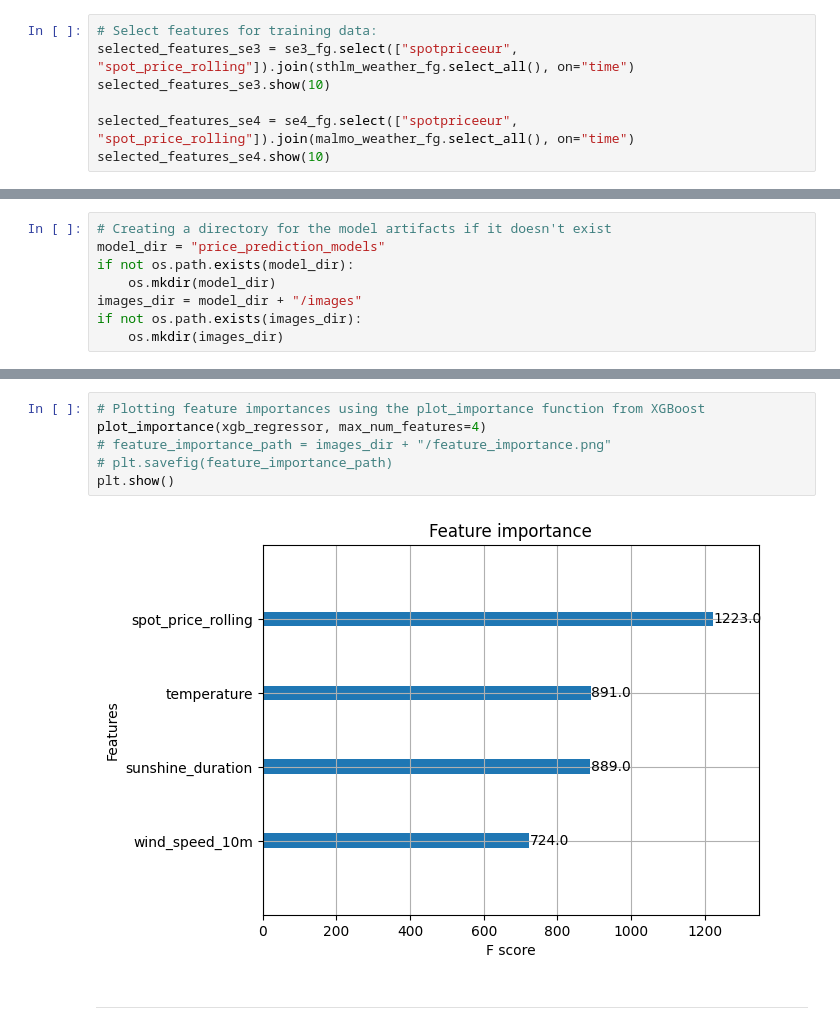
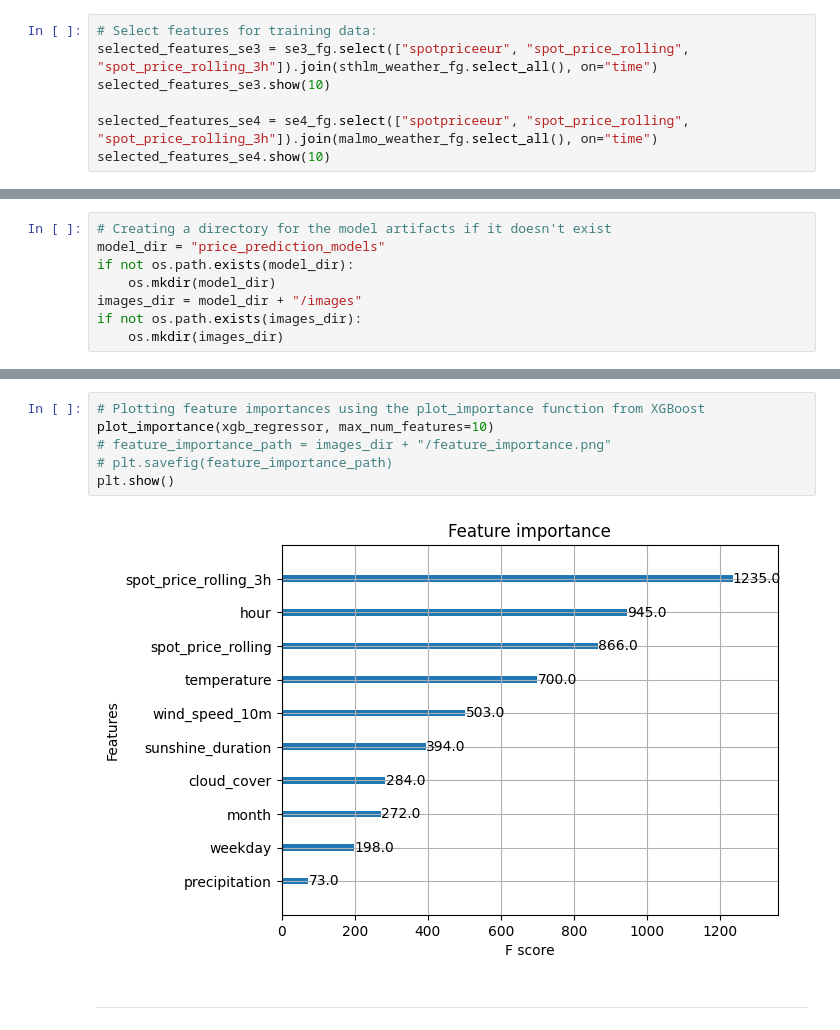
Before and after one commit to EliasSchuhmacher/ML_Project_Electricity, a Jupyter notebook: notebooks/3_training_pipeline_combined.ipynb, the cells around one changed output, grey strips where cells are left out. Drawn from its saved outputs; the diff is of its cells as text.

```diff
--- a/notebooks/3_training_pipeline_combined.ipynb
+++ b/notebooks/3_training_pipeline_combined.ipynb
@@ -67,9 +68,9 @@ malmo_weather_fg = fs.get_feature_group(
 ## <span style="color:#ff5f27;"> 🖍 Feature View Creation and Retrieving </span>
 # %%
 # Select features for training data:
-selected_features_se3 = se3_fg.select(["spotpriceeur", "spot_price_rolling"]).join(sthlm_weather_fg.select_all(), on="time")
+selected_features_se3 = se3_fg.select(["spotpriceeur", "spot_price_rolling", "spot_price_rolling_3h"]).join(sthlm_weather_fg.select_all(), on="time")
 selected_features_se3.show(10)
 
-selected_features_se4 = se4_fg.select(["spotpriceeur", "spot_price_rolling"]).join(malmo_weather_fg.select_all(), on="time")
+selected_features_se4 = se4_fg.select(["spotpriceeur", "spot_price_rolling", "spot_price_rolling_3h"]).join(malmo_weather_fg.select_all(), on="time")
 selected_features_se4.show(10)
 # %% [output]
@@ -247,11 +230,11 @@ plt.show()
 # %%
 # Plotting feature importances using the plot_importance function from XGBoost
-plot_importance(xgb_regressor, max_num_features=4)
+plot_importance(xgb_regressor, max_num_features=10)
 # feature_importance_path = images_dir + "/feature_importance.png"
 # plt.savefig(feature_importance_path)
 plt.show()
 # %% [output]
-[figure, old version]
+[figure, new version]
 # %% [markdown]
 ---
 # %% [markdown]
```
Also changed, not shown: parts of 9 cells of this notebook, 15 other files.
